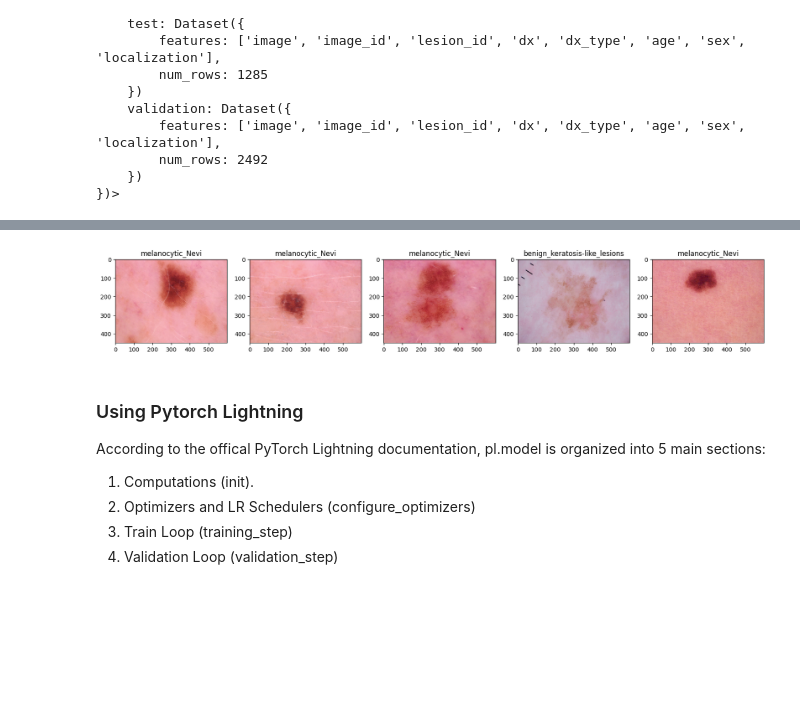
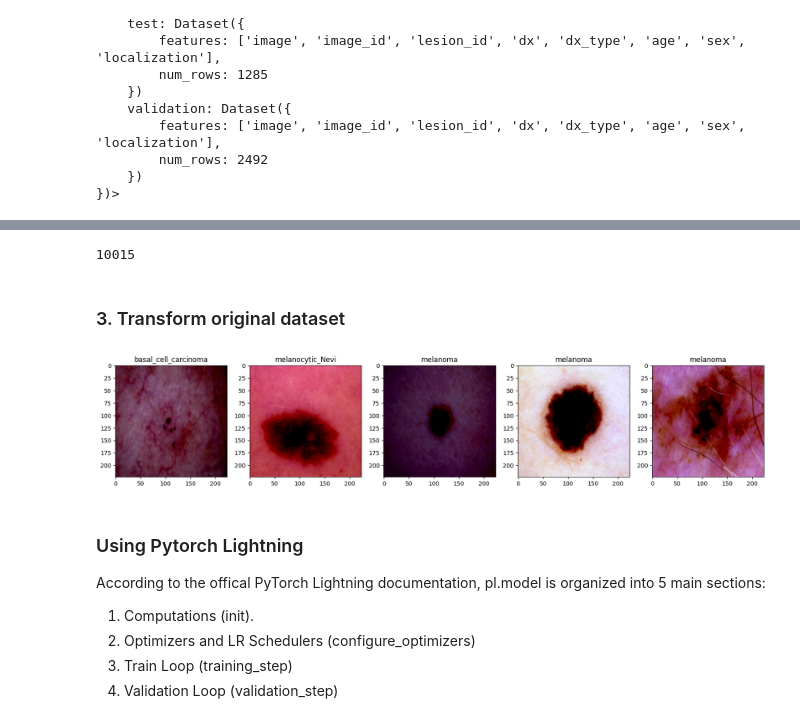
Before and after one commit to marmal88/computer_vision_toolkit, a Jupyter notebook: notebooks/pytorch_lightning.ipynb, the cells around one changed output, grey strips where cells are left out. Drawn from its saved outputs; the diff is of its cells as text; code cells hidden in the pictures; blank space fills up the shorter version.

```diff
--- a/notebooks/pytorch_lightning.ipynb
+++ b/notebooks/pytorch_lightning.ipynb
@@ -44,23 +60,58 @@ Found cached dataset parquet (/home/oem/.cache/huggingface/datasets/marmal88___p
+# %%
+df = pd.read_csv(os.path.join(os.getcwd(), "notebooks/dataset.csv"))
+len(df)
+# %% [output]
+10015
+# %%
+# dataset class
+class CustomImageDataset(Dataset):
+    def __init__(self, annotations_file, transform=None):
+        self.data = pd.read_csv(os.path.join(os.getcwd(), "notebooks/dataset.csv"))
+        self.transform = transform
+
+    def __len__(self):
+        return len(self.data)
+
+    def __getitem__(self, idx):
+        img_path = self.data["file_name"].iloc[idx]
+        image = Image.open(img_path)
+        self.label = self.data["dx"].iloc[idx]
+        if self.transform:
+            sample = self.transform(image)
+        return {"image": sample, "label": self.label}
+# %%
+transform = transforms.Compose([
+                transforms.Resize([224,224]),
+                transforms.ToTensor(),
+                transforms.Normalize(mean=(0.5,0.5,0.5), std=(0.5,0.5,0.5)),
+            ])
+
+dataset = CustomImageDataset(os.path.join(os.getcwd(), "notebooks/dataset.csv"), transform)
+
+train_set, val_set, test_set = torch.utils.data.random_split(dataset, [8000, 2000, 15])
+# %% [markdown]
+### 3. Transform original dataset
 # %%
 # load the respective train validation and test split to dataloader
-train_loader = DataLoader(dataset["train"], batch_size=32, shuffle=True)
-val_loader = DataLoader(dataset["validation"], batch_size=32, shuffle=True)
-test_loader = DataLoader(dataset["test"], batch_size=32, shuffle=True)
+train_loader = DataLoader(train_set, batch_size=7, shuffle=True)
+val_loader = DataLoader(val_set, batch_size=7, shuffle=True)
+test_loader = DataLoader(test_set, batch_size=7, shuffle=True)
 # %%
 plt.figure(figsize=(20,20))
 
 # viewing test dataset
 # show the first image of the first 5 batches
 for i in range(0, 5):
     batch = next(iter(train_loader))
-
-    img, label = batch['image'], batch['dx']
+    img, label = batch['image'], batch['label']
     ax=plt.subplot(1,5,i+1)
     ax.title.set_text(label[1])
-    plt.imshow(img[1])
+    # As original image has been converted to tensor and thus have a range greater than 0,255 colours may appear different
+    img_tensor = torch.permute(img[1], (1,2,0))
+    plt.imshow(np.clip(img_tensor, 0,255))
 plt.show()
 # %% [output]
-[figure, old version]
+[figure, new version]
 # %% [markdown]
 ### Using Pytorch Lightning
 
```
Also changed, not shown: parts of 10 cells of this notebook, 1 other file.
